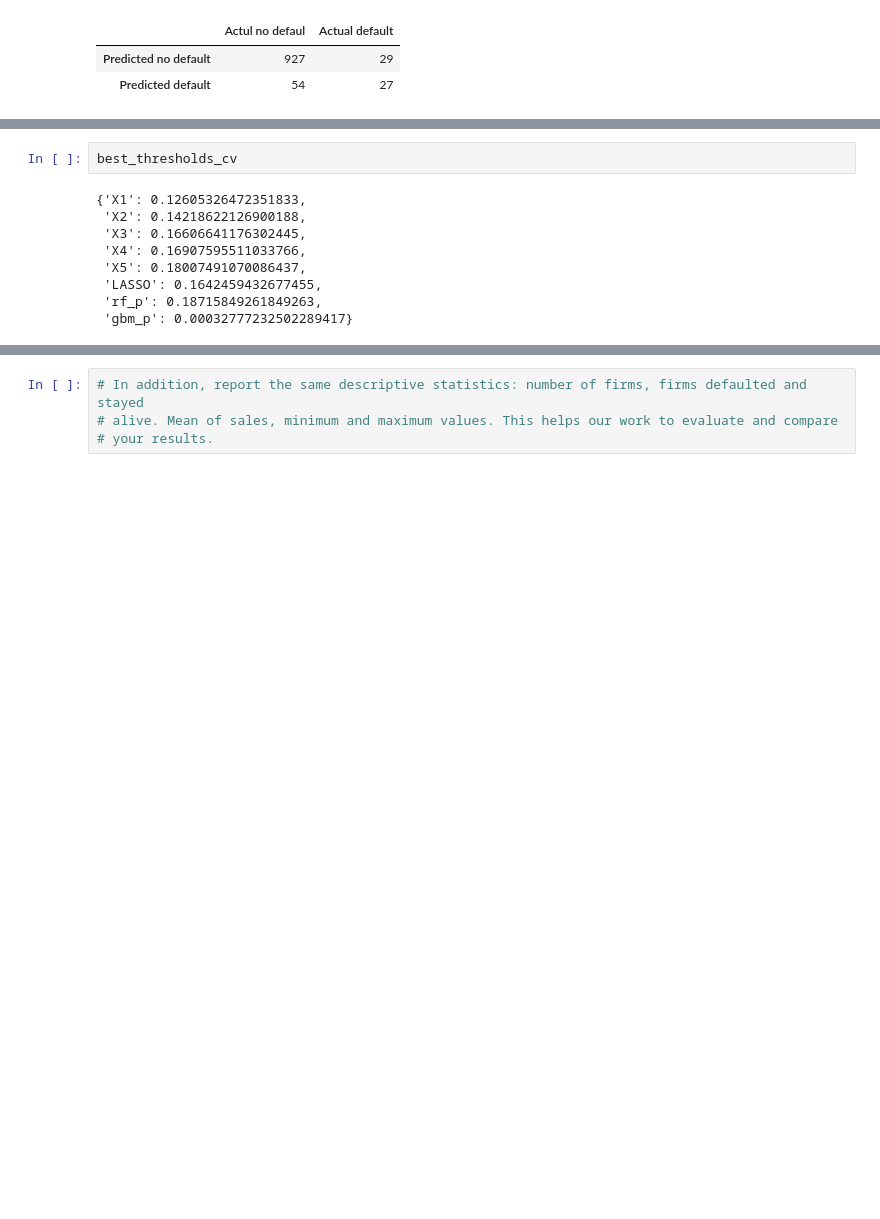
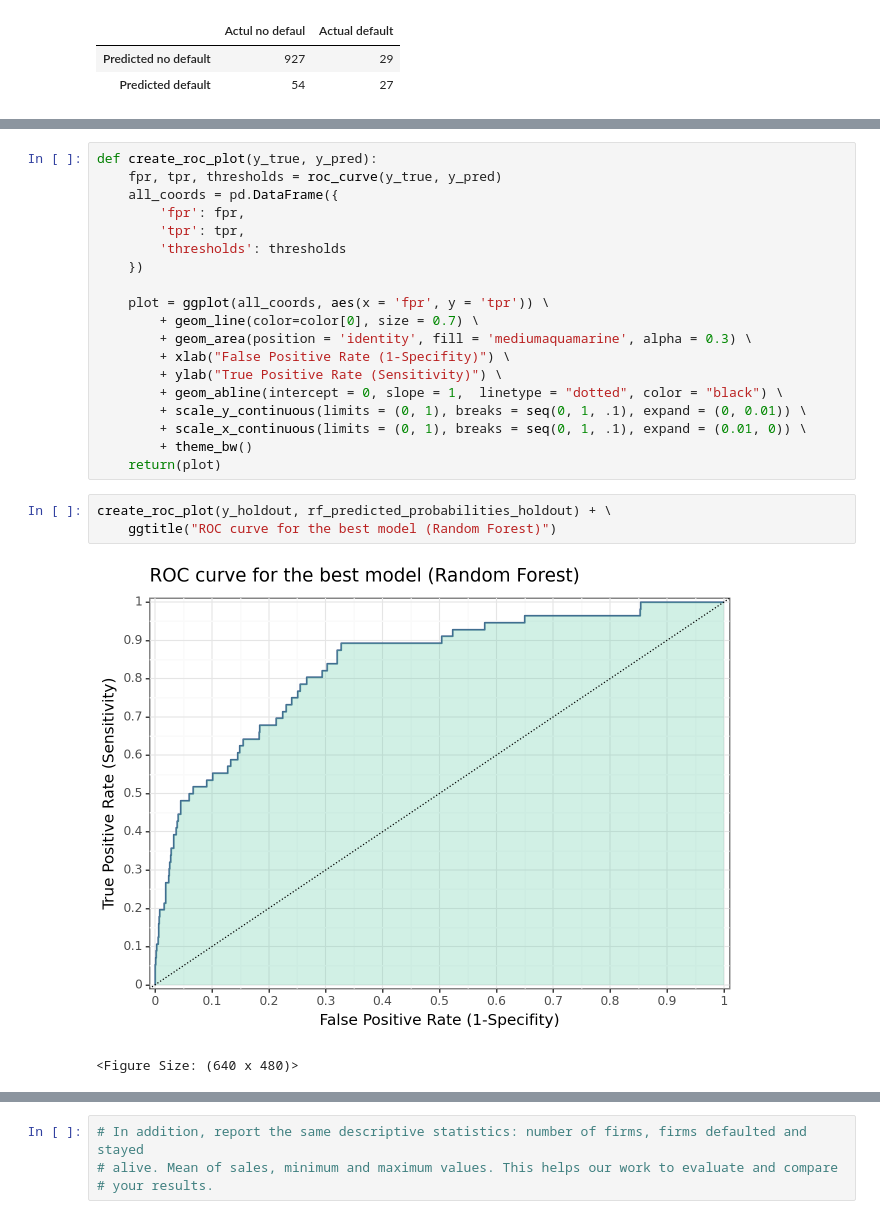
Before and after one commit to mateschieszler/DA3-A3, a Jupyter notebook: DA3_A3_working.ipynb, the cells around one changed output, grey strips where cells are left out. Cells and saved outputs as stored; diff of their text form; blank space fills up the shorter version.

```diff
--- a/DA3_A3_working.ipynb
+++ b/DA3_A3_working.ipynb
@@ -1580,11 +1533,25 @@ roc_plot
-# %%
-best_thresholds_cv
-# %% [output]
-{'X1': 0.12605326472351833,
- 'X2': 0.14218622126900188,
- 'X3': 0.16606641176302445,
- 'X4': 0.16907595511033766,
- 'X5': 0.18007491070086437,
- 'LASSO': 0.1642459432677455,
- 'rf_p': 0.18715849261849263,
- 'gbm_p': 0.00032777232502289417}
+# %%
+def create_roc_plot(y_true, y_pred):
+    fpr, tpr, thresholds = roc_curve(y_true, y_pred)
+    all_coords = pd.DataFrame({
+        'fpr': fpr,
+        'tpr': tpr,
+        'thresholds': thresholds
+    })
+
+    plot = ggplot(all_coords, aes(x = 'fpr', y = 'tpr')) \
+        + geom_line(color=color[0], size = 0.7) \
+        + geom_area(position = 'identity', fill = 'mediumaquamarine', alpha = 0.3) \
+        + xlab("False Positive Rate (1-Specifity)") \
+        + ylab("True Positive Rate (Sensitivity)") \
+        + geom_abline(intercept = 0, slope = 1,  linetype = "dotted", color = "black") \
+        + scale_y_continuous(limits = (0, 1), breaks = seq(0, 1, .1), expand = (0, 0.01)) \
+        + scale_x_continuous(limits = (0, 1), breaks = seq(0, 1, .1), expand = (0.01, 0)) \
+        + theme_bw()
+    return(plot)
+# %%
+create_roc_plot(y_holdout, rf_predicted_probabilities_holdout) + \
+    ggtitle("ROC curve for the best model (Random Forest)")
+# %% [output]
+[figure, added]
+<Figure Size: (640 x 480)>
```
Also changed, not shown: parts of 10 cells of this notebook.
